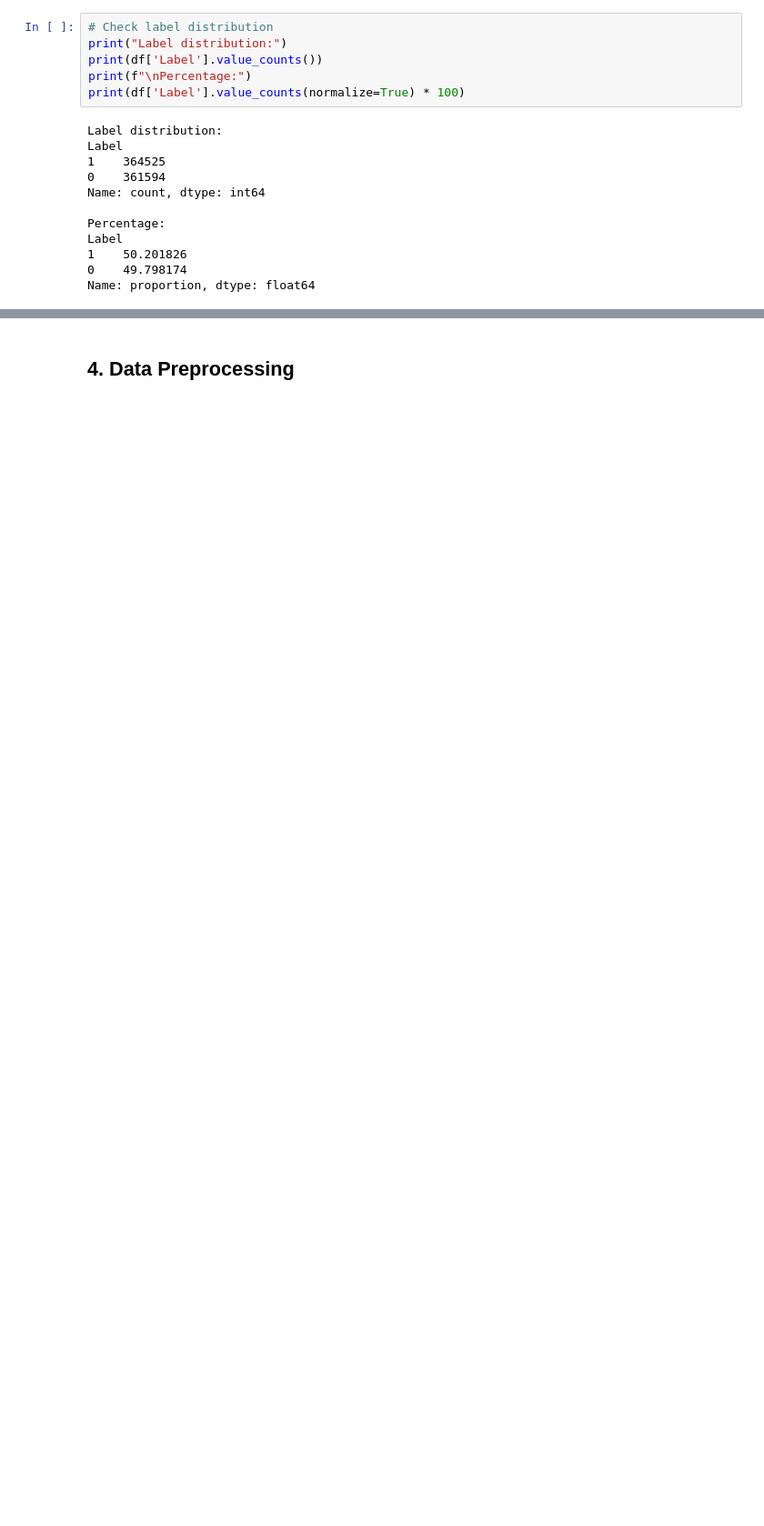
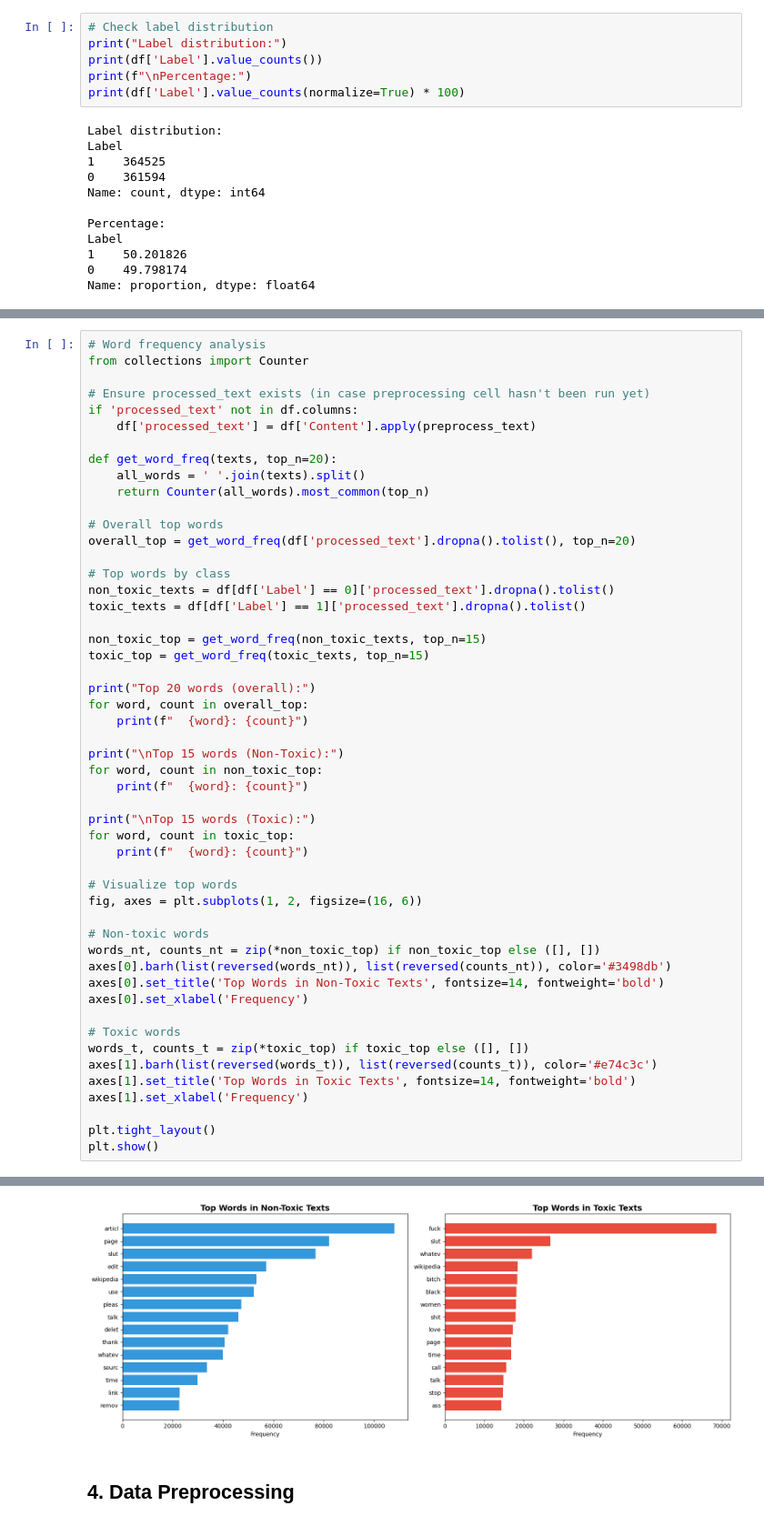
Before and after one commit to unsean/moderation-ensemble, a Jupyter notebook: main.ipynb, the cells around one changed output, grey strips where cells are left out. Shown at 91% size. Cells and saved outputs as stored; diff of their text form; blank space fills up the shorter version.

```diff
--- a/main.ipynb
+++ b/main.ipynb
@@ -105,0 +205,52 @@ Name: proportion, dtype: float64
+# %%
+# Word frequency analysis
+from collections import Counter
+
+# Ensure processed_text exists (in case preprocessing cell hasn't been run yet)
+if 'processed_text' not in df.columns:
+    df['processed_text'] = df['Content'].apply(preprocess_text)
+
+def get_word_freq(texts, top_n=20):
+    all_words = ' '.join(texts).split()
+    return Counter(all_words).most_common(top_n)
+
+# Overall top words
+overall_top = get_word_freq(df['processed_text'].dropna().tolist(), top_n=20)
+
+# Top words by class
+non_toxic_texts = df[df['Label'] == 0]['processed_text'].dropna().tolist()
+toxic_texts = df[df['Label'] == 1]['processed_text'].dropna().tolist()
+
+non_toxic_top = get_word_freq(non_toxic_texts, top_n=15)
+toxic_top = get_word_freq(toxic_texts, top_n=15)
+
+print("Top 20 words (overall):")
+for word, count in overall_top:
+    print(f"  {word}: {count}")
+
+print("\nTop 15 words (Non-Toxic):")
+for word, count in non_toxic_top:
+    print(f"  {word}: {count}")
+
+print("\nTop 15 words (Toxic):")
+for word, count in toxic_top:
+    print(f"  {word}: {count}")
+
+# Visualize top words
+fig, axes = plt.subplots(1, 2, figsize=(16, 6))
+
+# Non-toxic words
+words_nt, counts_nt = zip(*non_toxic_top) if non_toxic_top else ([], [])
+axes[0].barh(list(reversed(words_nt)), list(reversed(counts_nt)), color='#3498db')
+axes[0].set_title('Top Words in Non-Toxic Texts', fontsize=14, fontweight='bold')
+axes[0].set_xlabel('Frequency')
+
+# Toxic words
+words_t, counts_t = zip(*toxic_top) if toxic_top else ([], [])
+axes[1].barh(list(reversed(words_t)), list(reversed(counts_t)), color='#e74c3c')
+axes[1].set_title('Top Words in Toxic Texts', fontsize=14, fontweight='bold')
+axes[1].set_xlabel('Frequency')
+
+plt.tight_layout()
+plt.show()
+# %% [output]
@@ -106,3 +274,4 @@ Name: proportion, dtype: float64
+[figure, added]
 # %% [markdown]
 ## 4. Data Preprocessing
 # %%
```
Also changed, not shown: parts of 7 cells of this notebook, 5 other files.
